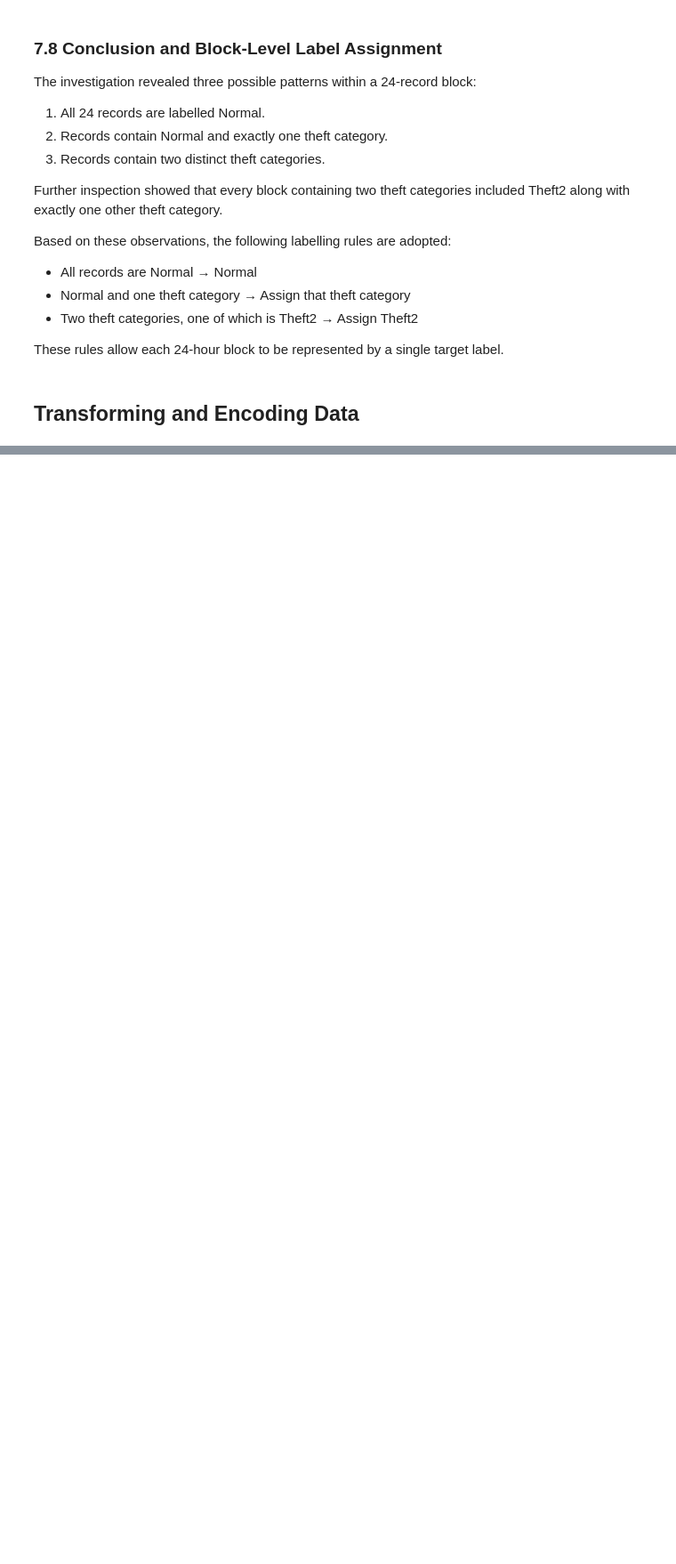
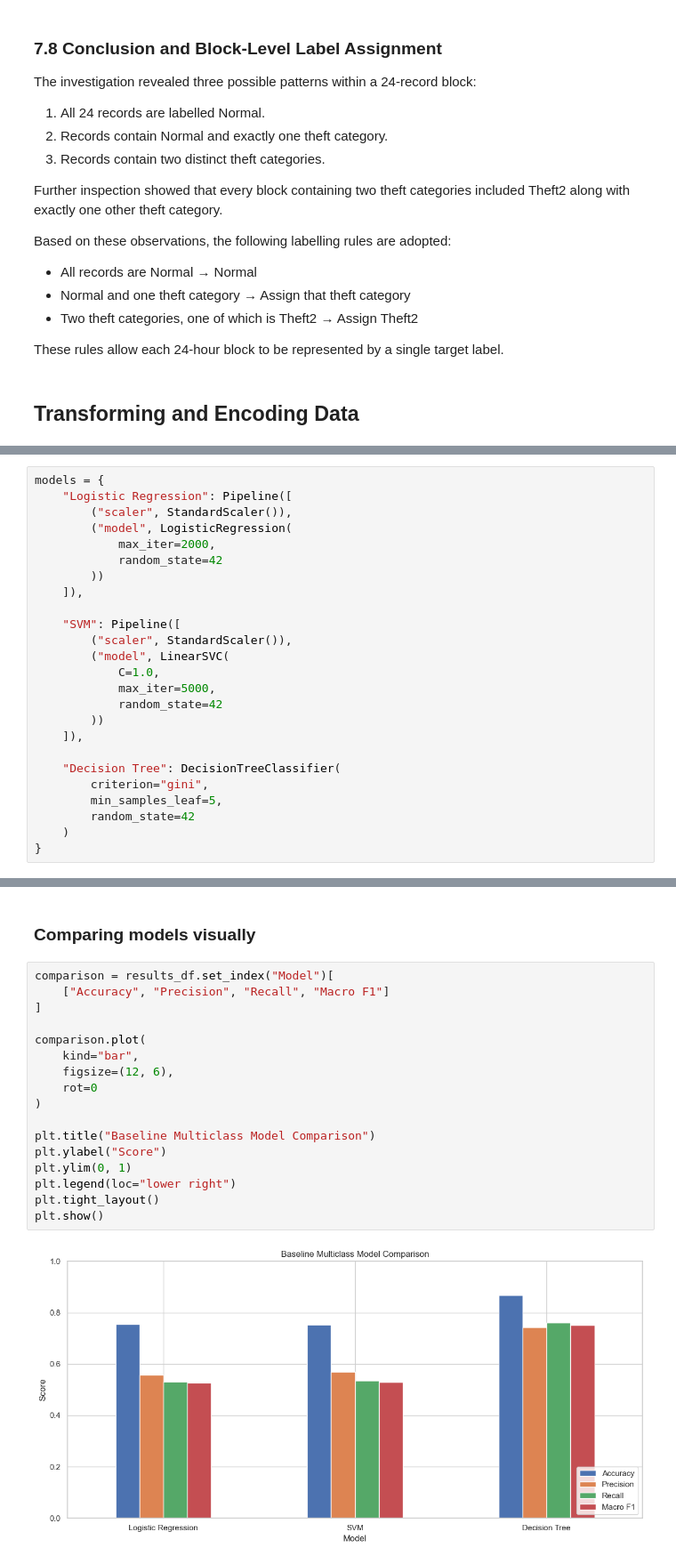
Before and after one commit to chokshihet/Electricity-Theft-Detection, a Jupyter notebook: notebooks/code.ipynb, the cells around one changed output, grey strips where cells are left out. Shown at 89% size. Saved outputs shown, nothing was run; the diff lists cells and outputs as text; blank space fills up the shorter version.

Commit message:
Train baseline ML models and analyze multiclass performance and overfitting

```diff
--- a/notebooks/code.ipynb
+++ b/notebooks/code.ipynb
@@ -729,0 +793,25 @@ Encoded Class columns:
+# %%
+models = {
+    "Logistic Regression": Pipeline([
+        ("scaler", StandardScaler()),
+        ("model", LogisticRegression(
+            max_iter=2000,
+            random_state=42
+        ))
+    ]),
+
+    "SVM": Pipeline([
+        ("scaler", StandardScaler()),
+        ("model", LinearSVC(
+            C=1.0,
+            max_iter=5000,
+            random_state=42
+        ))
+    ]),
+
+    "Decision Tree": DecisionTreeClassifier(
+        criterion="gini",
+        min_samples_leaf=5,
+        random_state=42
+    )
+}
@@ -729,0 +907,21 @@ Encoded Class columns:
+# %% [markdown]
+### Comparing models visually
+# %%
+comparison = results_df.set_index("Model")[
+    ["Accuracy", "Precision", "Recall", "Macro F1"]
+]
+
+comparison.plot(
+    kind="bar",
+    figsize=(12, 6),
+    rot=0
+)
+
+plt.title("Baseline Multiclass Model Comparison")
+plt.ylabel("Score")
+plt.ylim(0, 1)
+plt.legend(loc="lower right")
+plt.tight_layout()
+plt.show()
+# %% [output]
+[figure, added]
```
Also changed, not shown: parts of 17 cells of this notebook.
